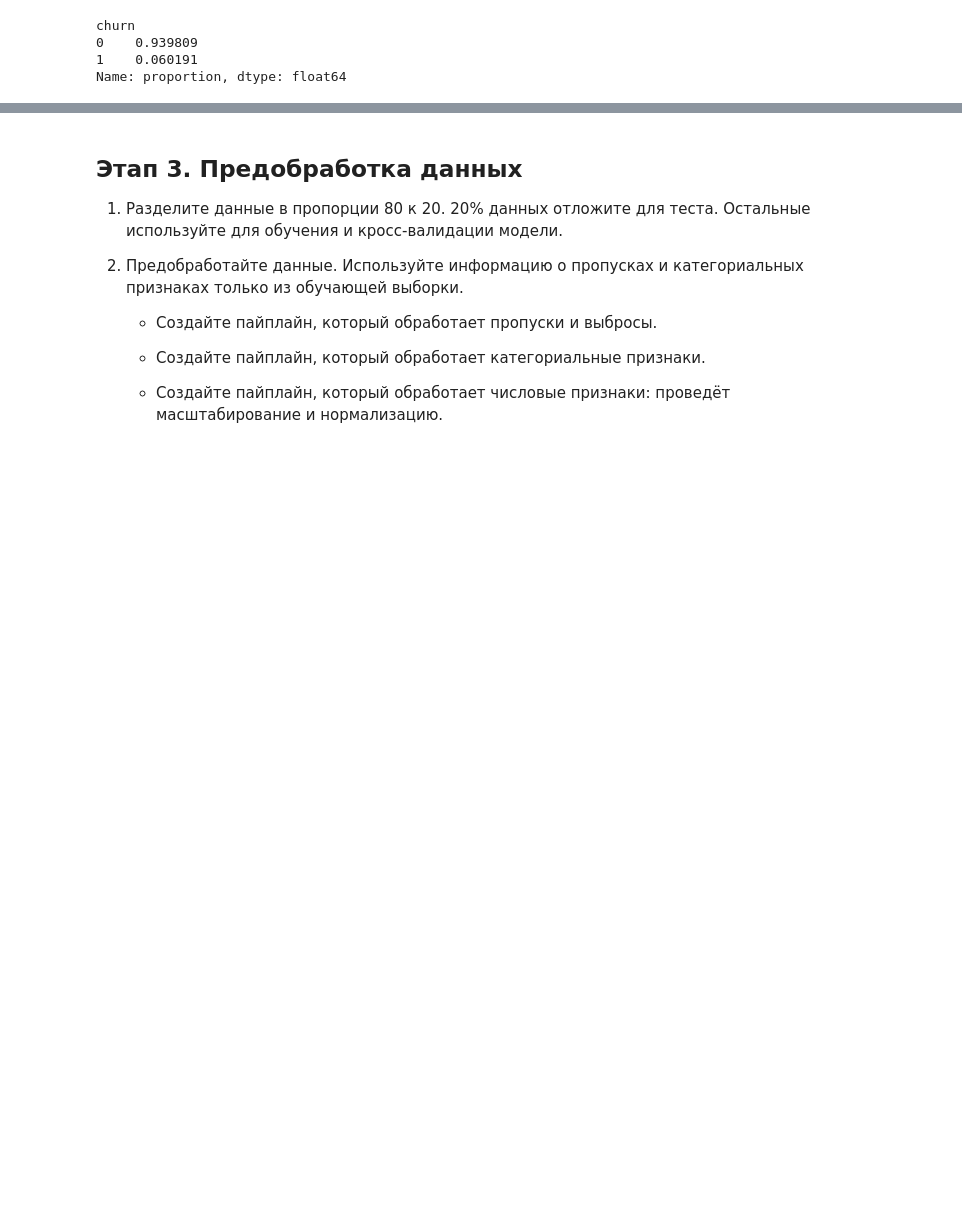
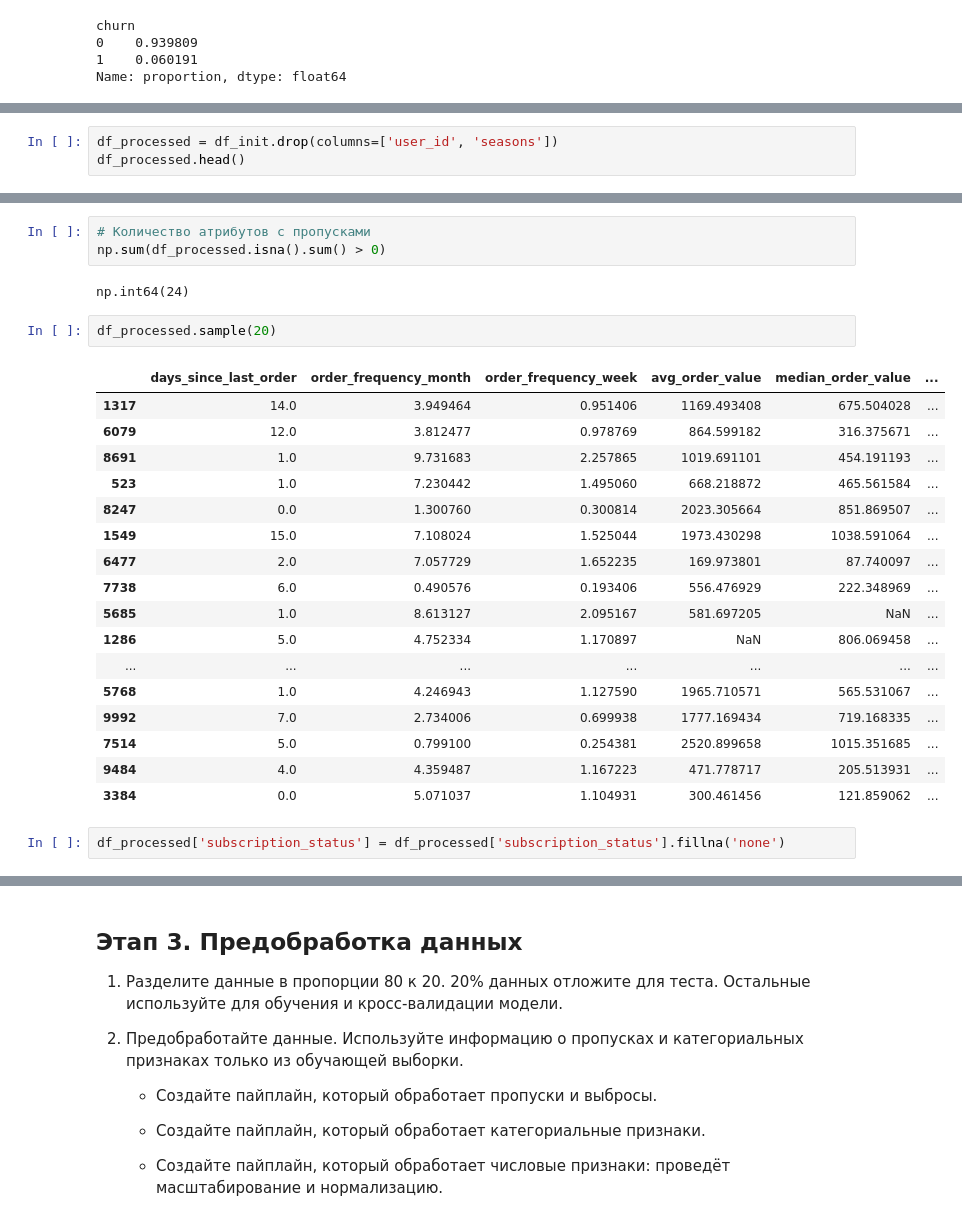
Before and after one commit to TemaQDX/project_happy_coffe_beans, a Jupyter notebook: happy_coffee_beans_project_sprint_11_Artem_Burov.ipynb, the cells around one changed output, grey strips where cells are left out. Drawn from its saved outputs; the diff is of its cells as text; blank space fills up the shorter version.

Commit message:
fillna_v1

```diff
--- a/happy_coffee_beans_project_sprint_11_Artem_Burov.ipynb
+++ b/happy_coffee_beans_project_sprint_11_Artem_Burov.ipynb
@@ -327,0 +372,3 @@ plt.show()
+# %%
+df_processed = df_init.drop(columns=['user_id', 'seasons'])
+df_processed.head()
@@ -327,0 +441,27 @@ plt.show()
+# %%
+# Количество атрибутов с пропусками
+np.sum(df_processed.isna().sum() > 0)
+# %% [output]
+np.int64(24)
+# %%
+df_processed.sample(20)
+# %% [output]
+|  | days_since_last_order | order_frequency_month | order_frequency_week | avg_order_value | median_order_value | ... |
+| 1317 | 14.0 | 3.949464 | 0.951406 | 1169.493408 | 675.504028 | ... |
+| 6079 | 12.0 | 3.812477 | 0.978769 | 864.599182 | 316.375671 | ... |
+| 8691 | 1.0 | 9.731683 | 2.257865 | 1019.691101 | 454.191193 | ... |
+| 523 | 1.0 | 7.230442 | 1.495060 | 668.218872 | 465.561584 | ... |
+| 8247 | 0.0 | 1.300760 | 0.300814 | 2023.305664 | 851.869507 | ... |
+| 1549 | 15.0 | 7.108024 | 1.525044 | 1973.430298 | 1038.591064 | ... |
+| 6477 | 2.0 | 7.057729 | 1.652235 | 169.973801 | 87.740097 | ... |
+| 7738 | 6.0 | 0.490576 | 0.193406 | 556.476929 | 222.348969 | ... |
+| 5685 | 1.0 | 8.613127 | 2.095167 | 581.697205 | NaN | ... |
+| 1286 | 5.0 | 4.752334 | 1.170897 | NaN | 806.069458 | ... |
+| ... | ... | ... | ... | ... | ... | ... |
+| 5768 | 1.0 | 4.246943 | 1.127590 | 1965.710571 | 565.531067 | ... |
+| 9992 | 7.0 | 2.734006 | 0.699938 | 1777.169434 | 719.168335 | ... |
+| 7514 | 5.0 | 0.799100 | 0.254381 | 2520.899658 | 1015.351685 | ... |
+| 9484 | 4.0 | 4.359487 | 1.167223 | 471.778717 | 205.513931 | ... |
+| 3384 | 0.0 | 5.071037 | 1.104931 | 300.461456 | 121.859062 | ... |
+# %%
+df_processed['subscription_status'] = df_processed['subscription_status'].fillna('none')
```
Also changed, not shown: parts of 27 cells of this notebook.
